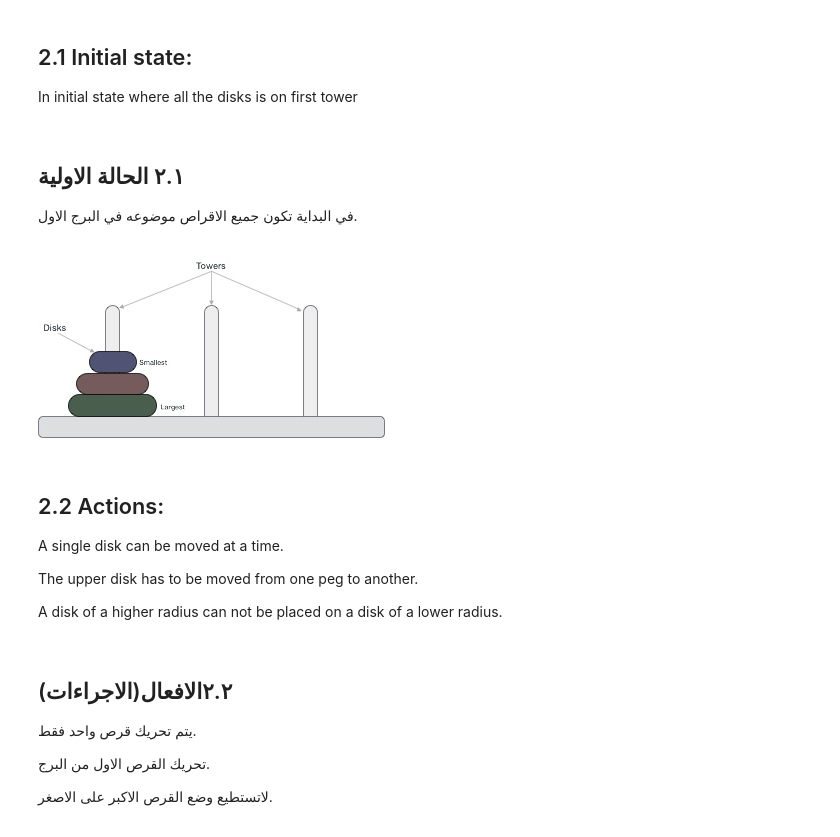
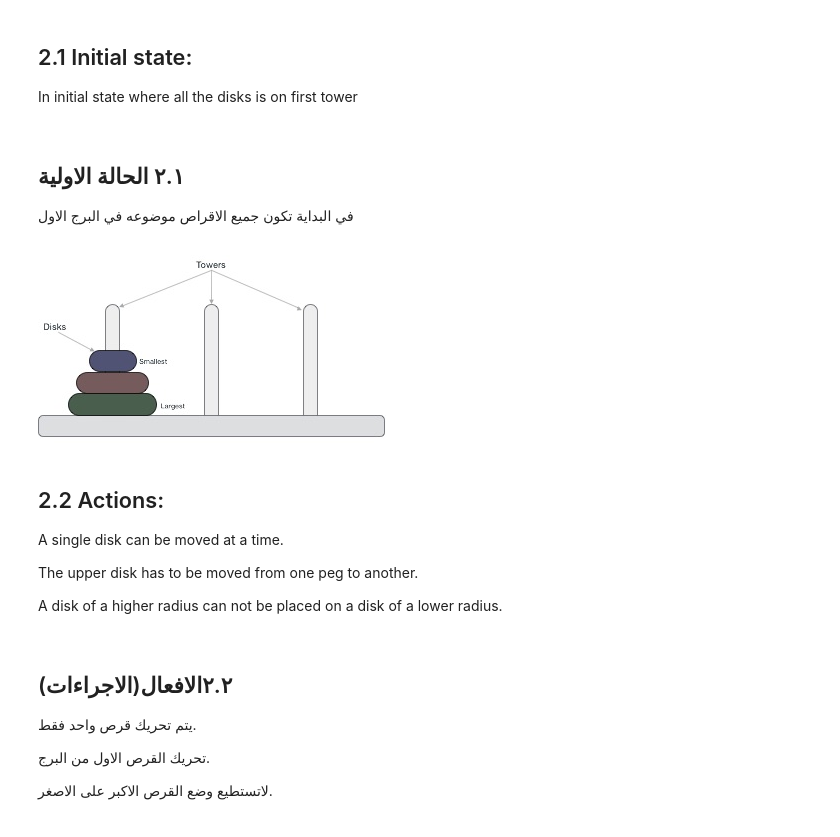
Before and after one commit to Abdullah1B/Project_CS361, a Jupyter notebook: TowerOfHanoi (1).ipynb, the cells around one changed output. Drawn from its saved outputs; the diff is of its cells as text; code cells hidden in the pictures.

```diff
--- a/TowerOfHanoi (1).ipynb
+++ b/TowerOfHanoi (1).ipynb
@@ -47,14 +47,16 @@ In initial state where all the disks is on first tower
 # %% [markdown]
 <div dir = "rtl">
 <h2>٢.١ الحالة الاولية</h2>
-<p>في البداية تكون جميع الاقراص موضوعه في البرج الاول.</p>
+<p>في البداية تكون جميع الاقراص موضوعه في البرج الاول</p>
 
 </div>
-# %% [markdown]
-![tower_of_hanoi.jpg](attachment:tower_of_hanoi.jpg)
+# %%
+from IPython.display import Image
+Image("img/tower_of_hanoi.jpg")
+# %% [output]
+[figure, added]
 # %% [markdown]
 
-##
 <div>
 <h2>2.2 Actions:</h2>
 <p>
```
Also changed, not shown: parts of 11 cells of this notebook, 3 other files.
